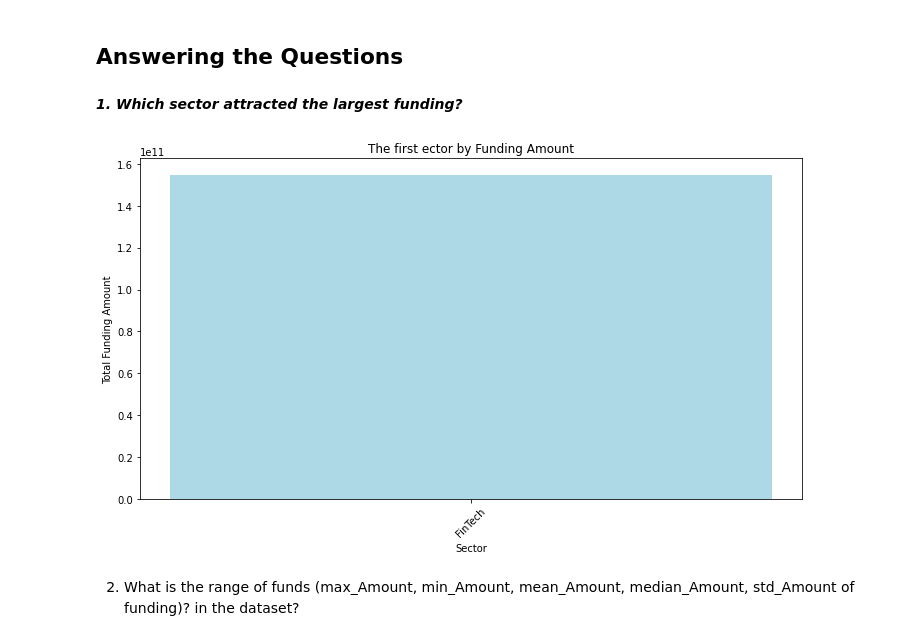
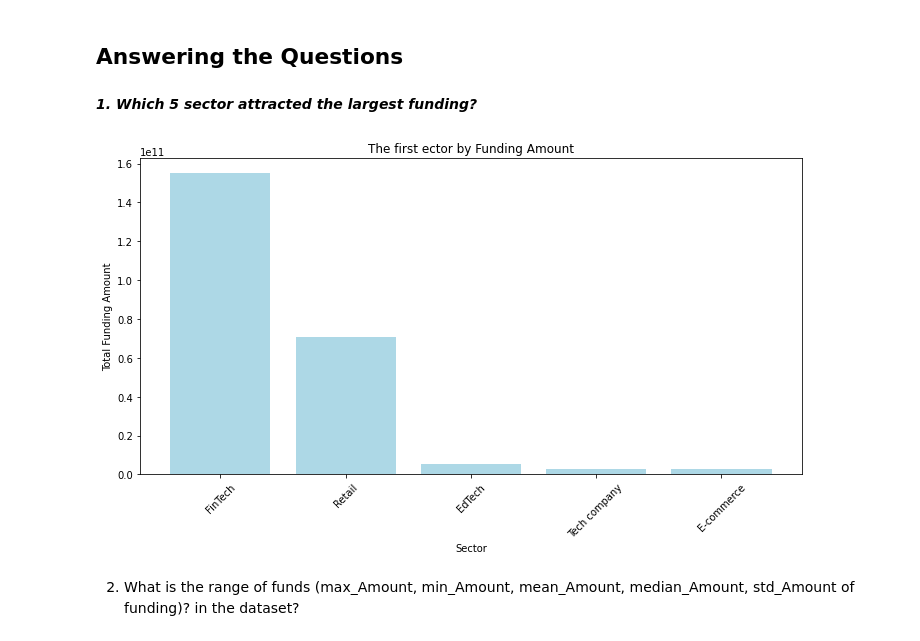
Before and after one commit to imalexianne/LP1_Data_Analysis, a Jupyter notebook: Indian-start-up-funding-ecosystem-analysis.ipynb, the cells around one changed output. Cells and saved outputs as stored; diff of their text form; code cells hidden in the pictures.

```diff
--- a/Indian-start-up-funding-ecosystem-analysis.ipynb
+++ b/Indian-start-up-funding-ecosystem-analysis.ipynb
@@ -1619,29 +1619,29 @@ plt.show()
 # %% [markdown]
 ## Answering the Questions
 # %% [markdown]
-***1. Which sector attracted the largest funding?***
+***1. Which 5 sector attracted the largest funding?***
 # %%
 # Group data by sector and calculate total funding per sector
 funding_per_sector = concatenated_dataset.groupby('Sector')['Amount'].sum().reset_index()
 
 # Sort the data by funding amount in descending order
 funding_per_sector = funding_per_sector.sort_values(by='Amount', ascending=False)
 
 # Get the top 5 sectors with the highest funding amounts
-top_5_sectors = funding_per_sector.head(1)
+top_5_sectors = funding_per_sector.head(5)
 
 # Create a bar chart to visualize the funding distribution for the top 5 sectors
 plt.figure(figsize=(10, 6))
 plt.bar(top_5_sectors['Sector'], top_5_sectors['Amount'], color='lightblue')
 plt.xlabel('Sector')
 plt.ylabel('Total Funding Amount')
 plt.title('The first ector by Funding Amount')
 
 plt.xticks(rotation=45)
 plt.tight_layout()
 plt.show()
 # %% [output]
-[figure, old version]
+[figure, new version]
 # %% [markdown]
 2. What is the range of funds (max_Amount, min_Amount, mean_Amount, median_Amount, std_Amount of funding)? in the dataset?
 # %%
```
Also changed, not shown: parts of 15 cells of this notebook.
